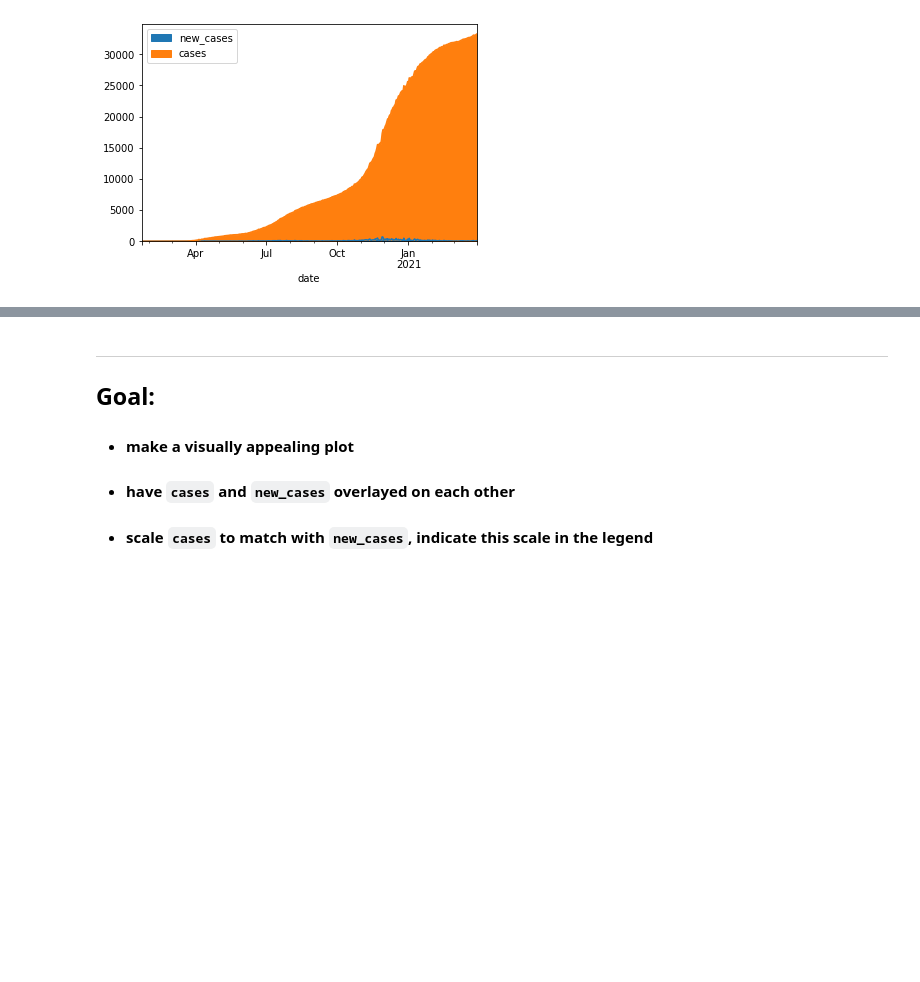
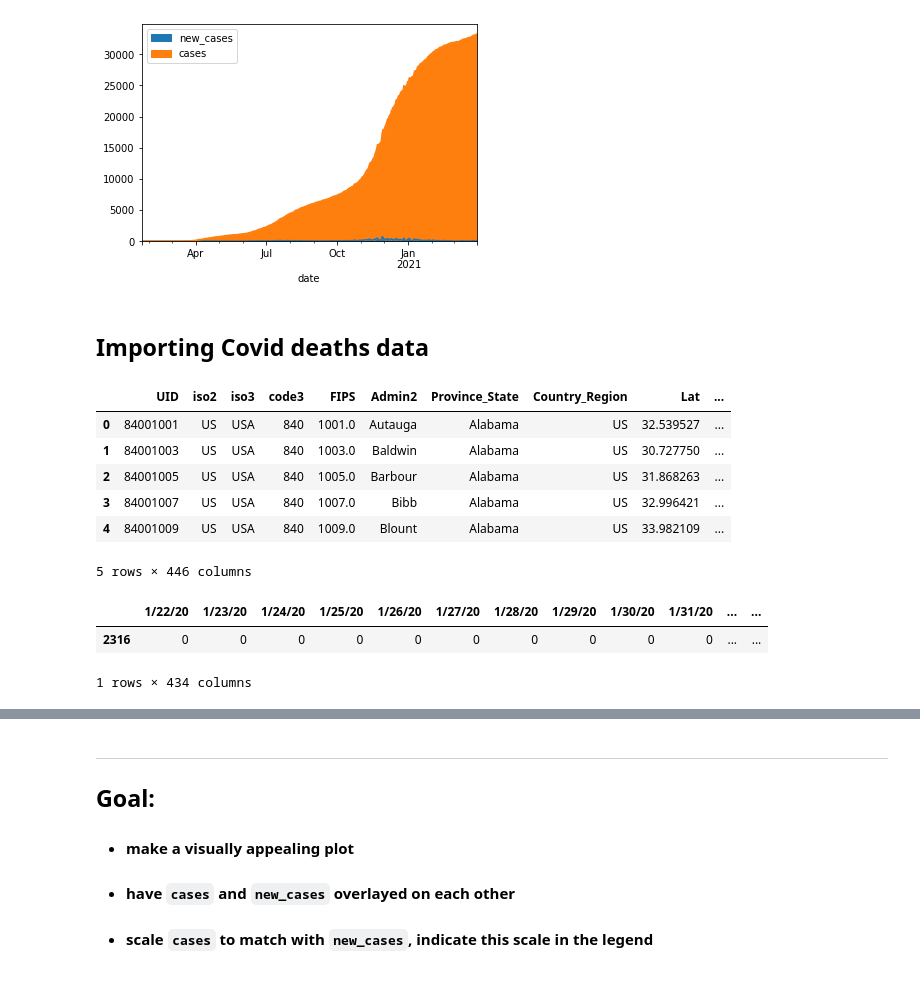
Before and after one commit to davydka/notebooks, a Jupyter notebook: CovidPortlandMultnomah.ipynb, the cells around one changed output, grey strips where cells are left out. Drawn from its saved outputs; the diff is of its cells as text; code cells hidden in the pictures; blank space fills up the shorter version.

```diff
--- a/CovidPortlandMultnomah.ipynb
+++ b/CovidPortlandMultnomah.ipynb
@@ -68,3 +70,18 @@ dfm.new_cases.plot(figsize=(18,8), kind='area')
 ax = dfm.plot.area(y=['new_cases', 'cases'])
 # %% [output]
 [figure]
+# %% [markdown]
+## Importing Covid deaths data
+# %%
+# deaths data
+# https://raw.githubusercontent.com/CSSEGISandData/COVID-19/master/csse_covid_19_data/csse_covid_19_time_series/time_series_covid19_deaths_US.csv
+dfd = pd.read_csv('time_series_covid19_deaths_US.csv')
+dfd.head()
+# %% [output]
+|  | UID | iso2 | iso3 | code3 | FIPS | Admin2 | Province_State | Country_Region | Lat | ... |
+| 0 | 84001001 | US | USA | 840 | 1001.0 | Autauga | Alabama | US | 32.539527 | ... |
+| 1 | 84001003 | US | USA | 840 | 1003.0 | Baldwin | Alabama | US | 30.727750 | ... |
+| 2 | 84001005 | US | USA | 840 | 1005.0 | Barbour | Alabama | US | 31.868263 | ... |
+| 3 | 84001007 | US | USA | 840 | 1007.0 | Bibb | Alabama | US | 32.996421 | ... |
+| 4 | 84001009 | US | USA | 840 | 1009.0 | Blount | Alabama | US | 33.982109 | ... |
+5 rows × 446 columns
@@ -70,0 +94,6 @@ ax = dfm.plot.area(y=['new_cases', 'cases'])
+# %%
+dfmd.head()
+# %% [output]
+|  | 1/22/20 | 1/23/20 | 1/24/20 | 1/25/20 | 1/26/20 | 1/27/20 | 1/28/20 | 1/29/20 | 1/30/20 | 1/31/20 | ... | ... |
+| 2316 | 0 | 0 | 0 | 0 | 0 | 0 | 0 | 0 | 0 | 0 | ... | ... |
+1 rows × 434 columns
```
Also changed, not shown: parts of 9 cells of this notebook, 1 other file.
